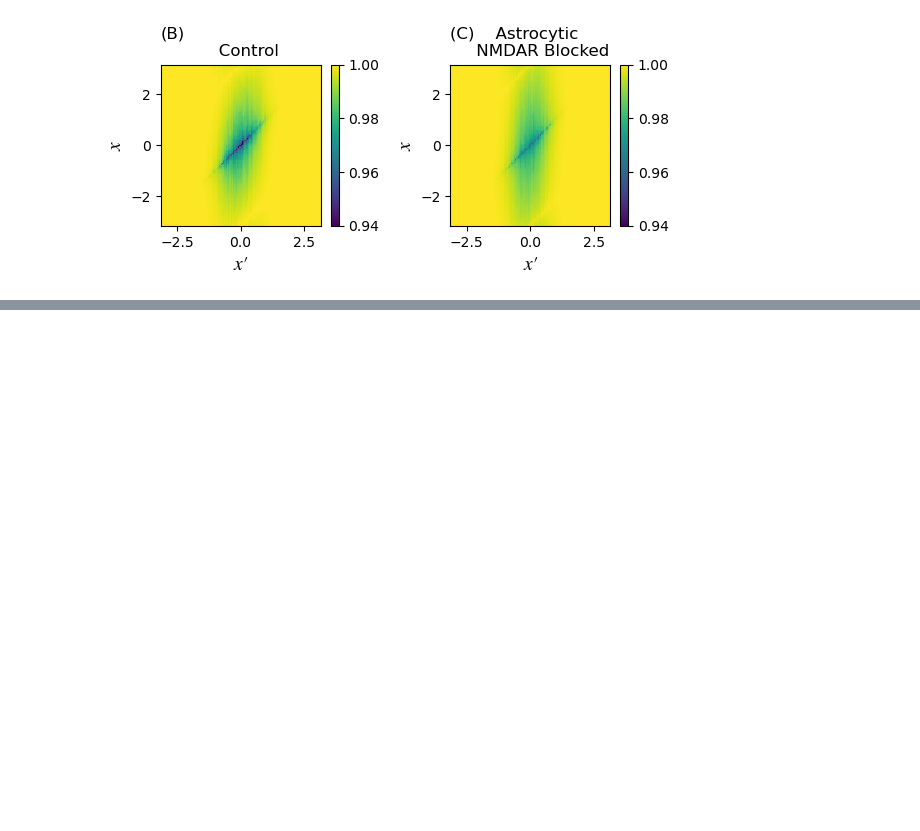
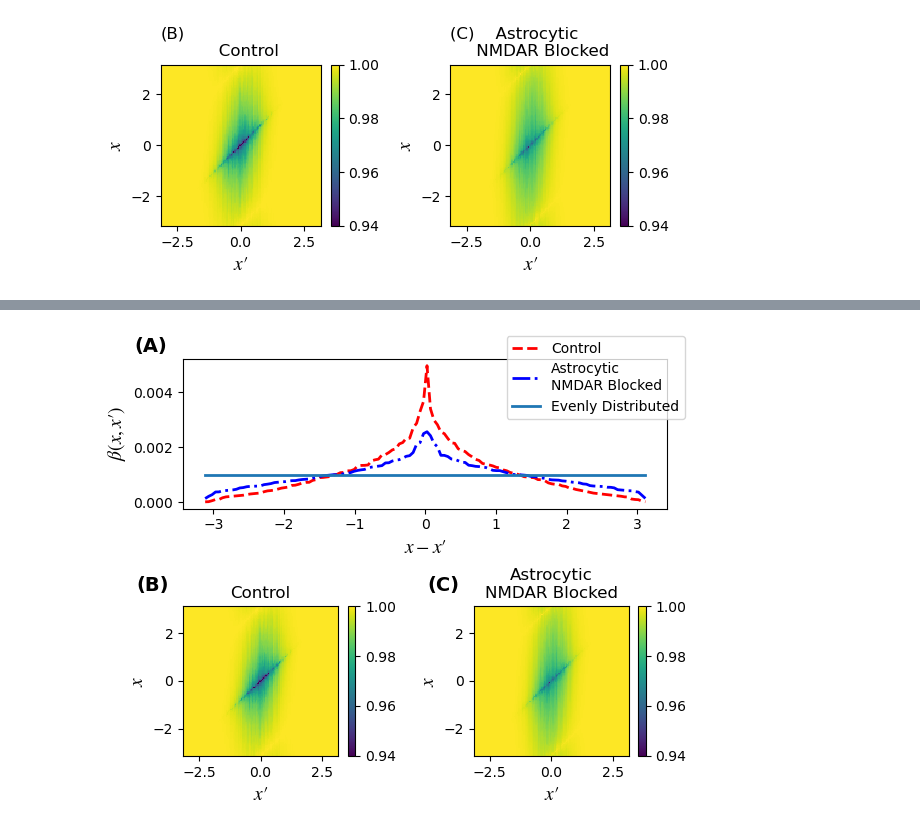
Before and after one commit to fccaa/cann_astrocyte_2024, a Jupyter notebook: Figure_02/Figure_02.ipynb, the cells around one changed output, grey strips where cells are left out. Drawn from its saved outputs; the diff is of its cells as text; code cells hidden in the pictures; blank space fills up the shorter version.

```diff
--- a/Figure_02/Figure_02.ipynb
+++ b/Figure_02/Figure_02.ipynb
@@ -282,0 +283,45 @@ array([[0.00305327, 0.00236785, 0.00242985, ..., 0.00222198, 0.00225962,
+# %%
+fig, axs = plt.subplots(2,2, figsize=(15/2.54, 12/2.54))
+
+axs[0, 1].remove()
+
+axs[0, 0].remove()
+
+ax_main = fig.add_subplot(2, 1, 1)
+
+ax_main.plot(the_model1.x, the_model1.beta[:,64], "r--", lw = 2, label="Control")
+ax_main.plot(the_model2.x, the_model2.beta[:,64], "b-.", lw = 2, label="Astrocytic\nNMDAR Blocked")
+ax_main.plot(the_model2.x, 0.001 * np.ones_like(the_model2.x), lw = 2, label="Evenly Distributed")
+ax_main.set_xlabel(r"$x-x\prime$", fontsize=14)
+ax_main.set_ylabel(r"$\beta (x,x\prime)$", fontsize=14)
+ax_main.legend(loc="upper right", bbox_to_anchor=(1.05, 1.2))
+ax_main.text(-0.1, 1.05, "(A)", fontsize=14, weight="bold",transform=ax_main.transAxes)
+
+# axs[0,0].plot(the_model1.x, the_model1.beta[:,64], "r--", lw = 2, label="Control")
+# axs[0,0].plot(the_model2.x, the_model2.beta[:,64], "b-.", lw = 2, label="Astrocytic NMDAR Blocked")
+# axs[0,0].plot(the_model2.x, 0.001 * np.ones_like(the_model2.x), lw = 2, label="Evenly Distributed")
+# axs[0,0].set_xlabel(r"$x-x\prime$", fontsize=14)
+# axs[0,0].set_ylabel(r"$\beta (x,x\prime)$", fontsize=14)
+# axs[0,0].legend(loc="upper right", bbox_to_anchor=(1.2, 0.99))
+# axs[0,0].set_title(r"(A)", loc="left")
+
+
+plot2 = axs[1,0].pcolormesh(the_model1.x, the_model1.x, the_model1.y[the_model1.N:].reshape((the_model1.N, the_model1.N)), vmin=0.94, vmax=1)
+axs[1,0].set_xlabel(r"$x\prime$", fontsize=14)
+axs[1,0].set_ylabel(r"$x$", fontsize=14)
+plt.colorbar(plot2, shrink=1)
+axs[1,0].set_title('Control', loc="center")
+axs[1,0].text(-0.3, 1.1, "(B)", fontsize=14, weight="bold",transform=axs[1,0].transAxes)
+
+plot3 = axs[1,1].pcolormesh(the_model2.x, the_model2.x, the_model2.y[the_model2.N:].reshape((the_model2.N, the_model2.N)), vmin=0.94, vmax=1)
+axs[1,1].set_xlabel(r"$x\prime$", fontsize=14)
+axs[1,1].set_ylabel(r"$x$", fontsize=14)
+plt.colorbar(plot3, shrink=1)
+axs[1,1].set_title('Astrocytic\nNMDAR Blocked', loc="center")
+axs[1,1].text(-0.3, 1.1, "(C)", fontsize=14, weight="bold",transform=axs[1,1].transAxes)
+
+plt.subplots_adjust(left=0.13, right=0.95, top=0.94, bottom=0.1, hspace=0.65, wspace=0.5)
+
+plt.savefig("Figure_02.pdf")
+# %% [output]
+[figure, added]
```
Also changed, not shown: parts of 7 cells of this notebook.
